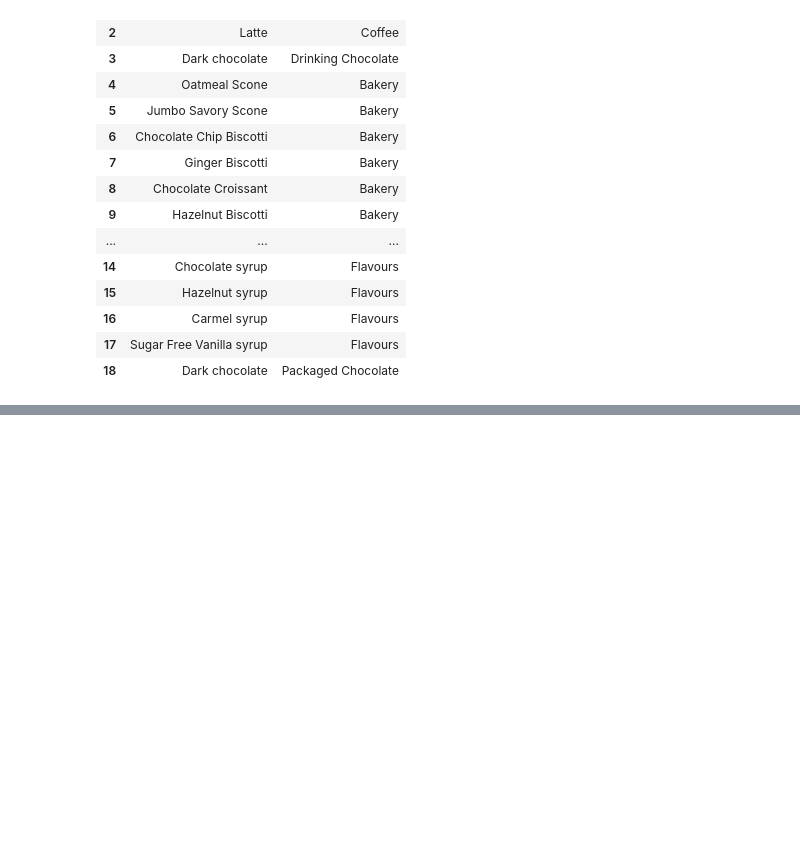
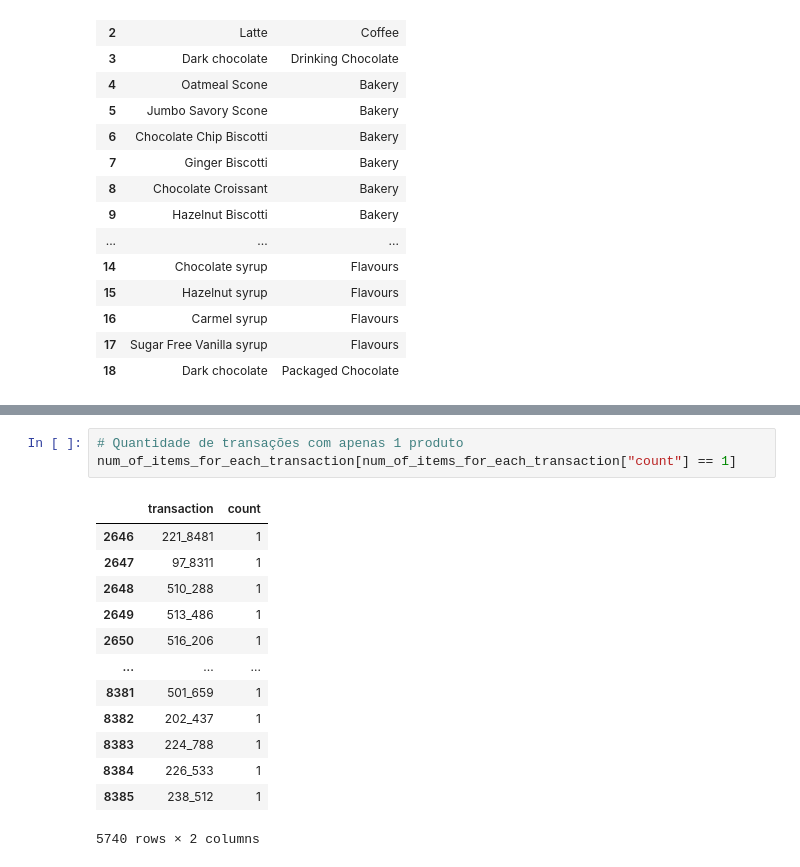
Before and after one commit to alexandreraminelli/coffee-shop-app-with-chatbot, a Jupyter notebook: python_code/recommendation_engine_training.ipynb, the cells around one changed output, grey strips where cells are left out. Drawn from its saved outputs; the diff is of its cells as text; blank space fills up the shorter version.

```diff
--- a/python_code/recommendation_engine_training.ipynb
+++ b/python_code/recommendation_engine_training.ipynb
@@ -204,0 +242,17 @@ display(products_categories)
+# %%
+# Quantidade de transações com apenas 1 produto
+num_of_items_for_each_transaction[num_of_items_for_each_transaction["count"] == 1]
+# %% [output]
+|  | transaction | count |
+| 2646 | 221_8481 | 1 |
+| 2647 | 97_8311 | 1 |
+| 2648 | 510_288 | 1 |
+| 2649 | 513_486 | 1 |
+| 2650 | 516_206 | 1 |
+| ... | ... | ... |
+| 8381 | 501_659 | 1 |
+| 8382 | 202_437 | 1 |
+| 8383 | 224_788 | 1 |
+| 8384 | 226_533 | 1 |
+| 8385 | 238_512 | 1 |
+5740 rows × 2 columns
```
Also changed, not shown: parts of 6 cells of this notebook.
